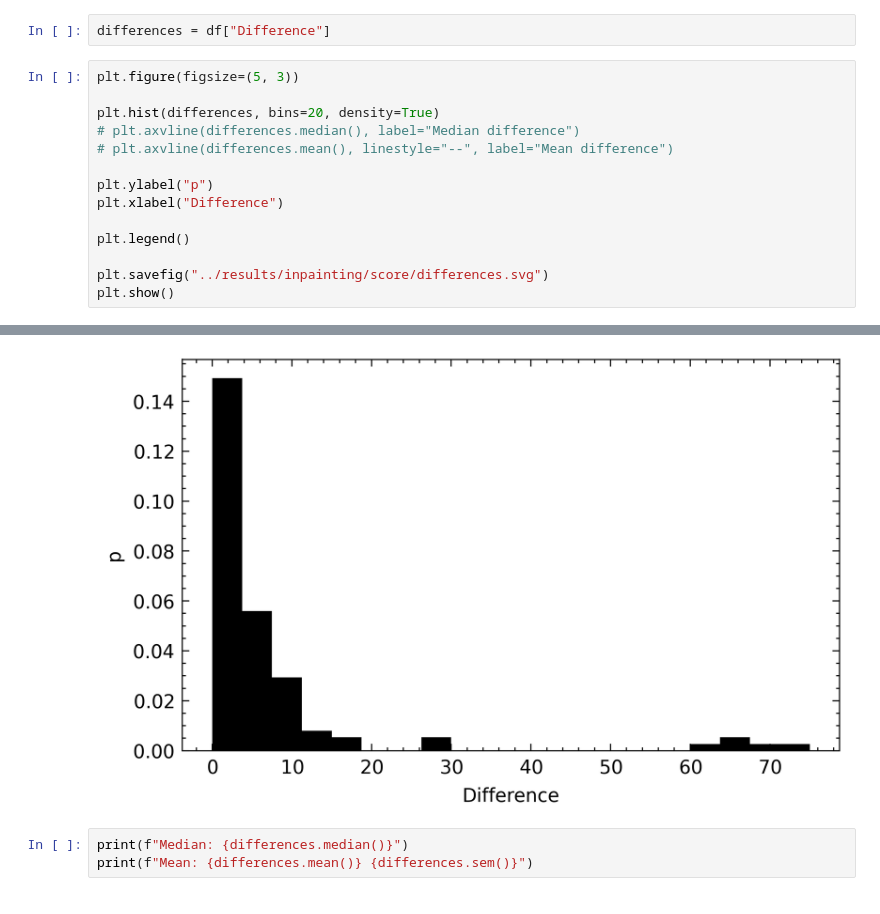
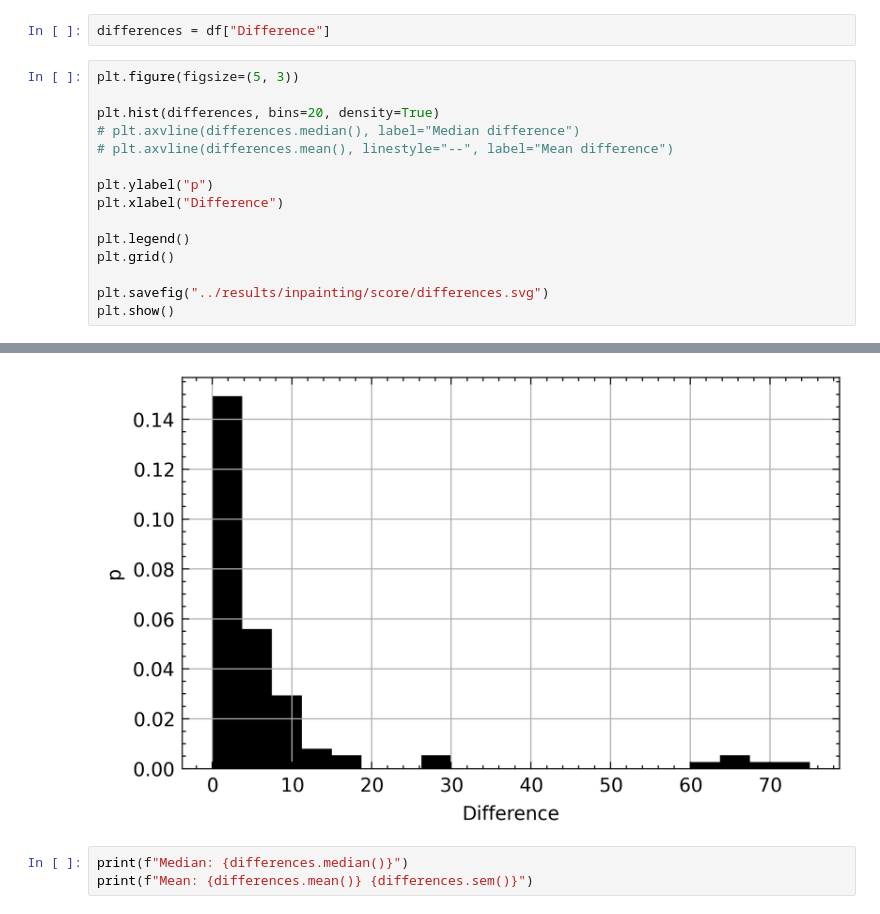
Before and after one commit to D21W12/Diffusion-Deep-Reinforcement-Learning, a Jupyter notebook: notebooks/results/score_inpaint_metrics.ipynb, the cells around one changed output, grey strips where cells are left out. Saved outputs shown, nothing was run; the diff lists cells and outputs as text.

```diff
--- a/notebooks/results/score_inpaint_metrics.ipynb
+++ b/notebooks/results/score_inpaint_metrics.ipynb
@@ -26,6 +26,7 @@ plt.ylabel("p")
 plt.xlabel("Difference")
 
 plt.legend()
+plt.grid()
 
 plt.savefig("../results/inpainting/score/differences.svg")
 plt.show()
@@ -50,4 +52,4 @@ findfont: Generic family 'serif' not found because none of the following familie
-[figure, old version]
+[figure, new version]
 # %%
 print(f"Median: {differences.median()}")
 print(f"Mean: {differences.mean()} {differences.sem()}")
```
Also changed, not shown: parts of 1 cell of this notebook, 13 other files.
